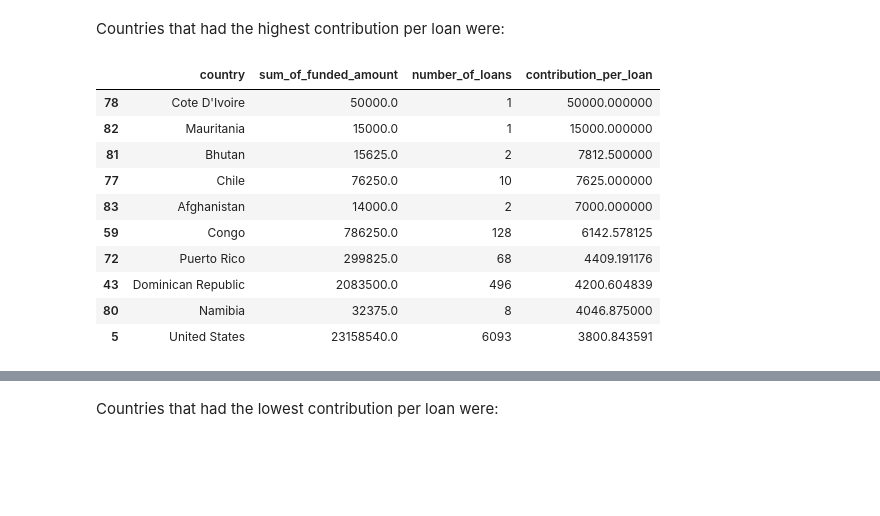
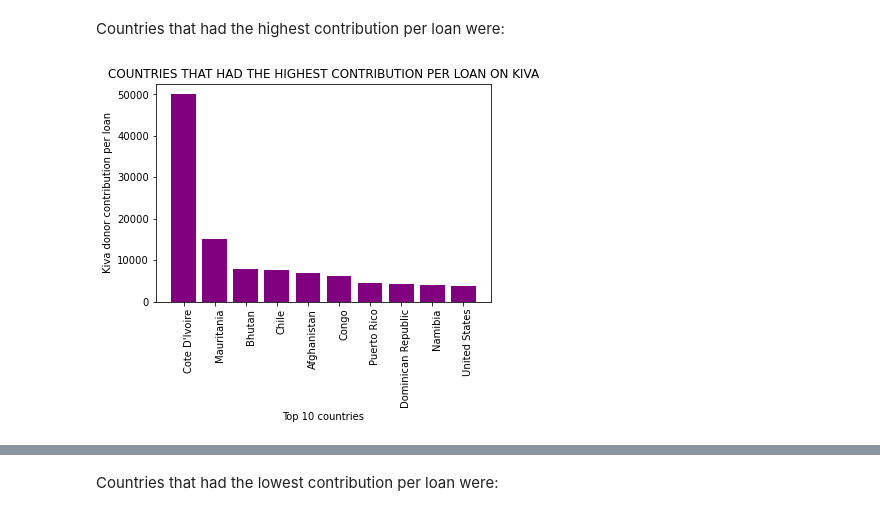
Before and after one commit to masterpython4ds/assignment-1-CeeThinwa, a Jupyter notebook: KIVA Analysis.ipynb, the cells around one changed output, grey strips where cells are left out. Saved outputs shown, nothing was run; the diff lists cells and outputs as text; code cells hidden in the pictures; blank space fills up the shorter version.

```diff
--- a/KIVA Analysis.ipynb
+++ b/KIVA Analysis.ipynb
@@ -431,21 +417,19 @@ Countries that had the highest contribution per loan were:
 # %%
 # add a calculated column to the newly merged tab2
 tab2.loc[:, 'contribution_per_loan'] = tab2['sum_of_funded_amount']/tab2['number_of_loans']
 
 # sort the results in descending order
 tab2 = tab2.sort_values(by=['contribution_per_loan'], ascending=False)
 
 # and display top 10 results
-tab2.head(10)
+fig, ax = plt.subplots()
+ax.bar(tab2.iloc[0:10,0], round(tab2.iloc[0:10,3], 2), color='purple')
+plt.ylabel('Kiva donor contribution per loan')
+ax.set_xticklabels(labels=tab2.iloc[0:10,0], rotation = (90), fontsize = 10, va='top', ha='left')
+plt.xlabel('Top 10 countries')
+plt.title('COUNTRIES THAT HAD THE HIGHEST CONTRIBUTION PER LOAN ON KIVA')
+plt.show()
+
+hide_toggle()
 # %% [output]
-|  | country | sum_of_funded_amount | number_of_loans | contribution_per_loan |
-| 78 | Cote D'Ivoire | 50000.0 | 1 | 50000.000000 |
-| 82 | Mauritania | 15000.0 | 1 | 15000.000000 |
-| 81 | Bhutan | 15625.0 | 2 | 7812.500000 |
-| 77 | Chile | 76250.0 | 10 | 7625.000000 |
-| 83 | Afghanistan | 14000.0 | 2 | 7000.000000 |
-| 59 | Congo | 786250.0 | 128 | 6142.578125 |
-| 72 | Puerto Rico | 299825.0 | 68 | 4409.191176 |
-| 43 | Dominican Republic | 2083500.0 | 496 | 4200.604839 |
-| 80 | Namibia | 32375.0 | 8 | 4046.875000 |
-| 5 | United States | 23158540.0 | 6093 | 3800.843591 |
+[figure, added]
```
Also changed, not shown: parts of 65 cells of this notebook.
